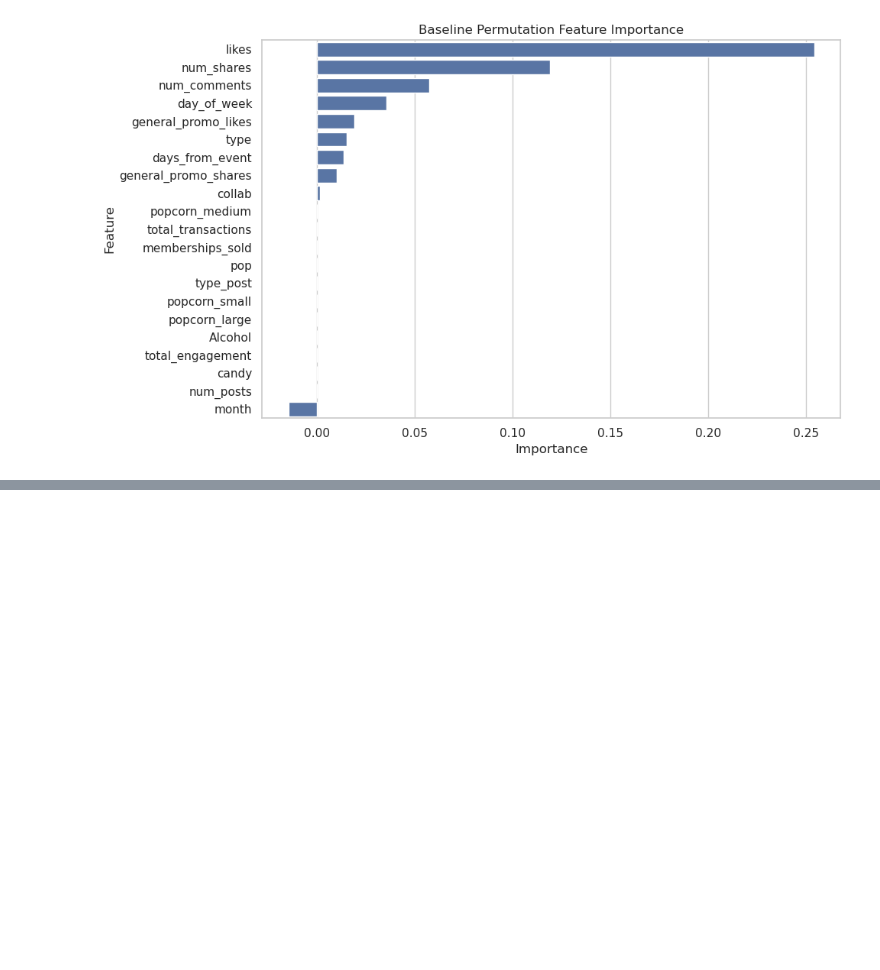
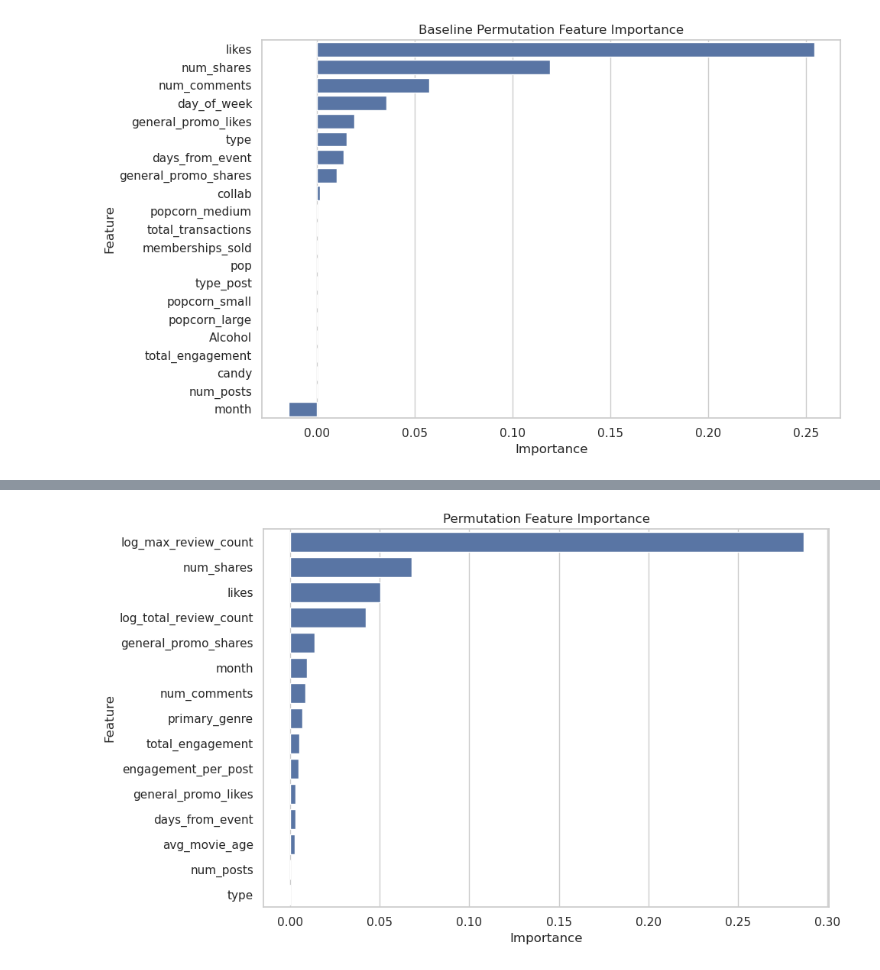
Before and after one commit to cocom250/Revenue-Prediction, a Jupyter notebook: Notebooks/revenue_pred.ipynb, the cells around one changed output, grey strips where cells are left out. Cells and saved outputs as stored; diff of their text form; code cells hidden in the pictures; blank space fills up the shorter version.

```diff
--- a/Notebooks/revenue_pred.ipynb
+++ b/Notebooks/revenue_pred.ipynb
@@ -437,0 +975,30 @@ plt.show()
+# %%
+best_result = results[
+    (results["Feature Set"] == "Combined: Instagram + Movie")
+    & (results["Model"] == "Random Forest")
+].iloc[0]
+
+best_pipeline = best_result["Pipeline"]
+best_X_test = best_result["X_test"]
+best_y_test = best_result["y_test"]
+# %%
+perm = permutation_importance(
+    best_pipeline,
+    best_X_test,
+    best_y_test,
+    n_repeats=30,
+    random_state=123,
+    scoring="r2"
+)
+
+feature_names = best_X_test.columns
+
+importance_df = pd.DataFrame({
+    "Feature": feature_names,
+    "Importance": perm.importances_mean
+}).sort_values(
+    "Importance",
+    ascending=False
+)
+
+importance_df
@@ -437,0 +1023,14 @@ plt.show()
+# %%
+plt.figure(figsize=(10, 6))
+
+sns.barplot(
+    data=importance_df.head(15),
+    x="Importance",
+    y="Feature"
+)
+
+plt.title("Permutation Feature Importance")
+plt.tight_layout()
+plt.show()
+# %% [output]
+[figure, added]
```
Also changed, not shown: parts of 21 cells of this notebook, 1 other file.
